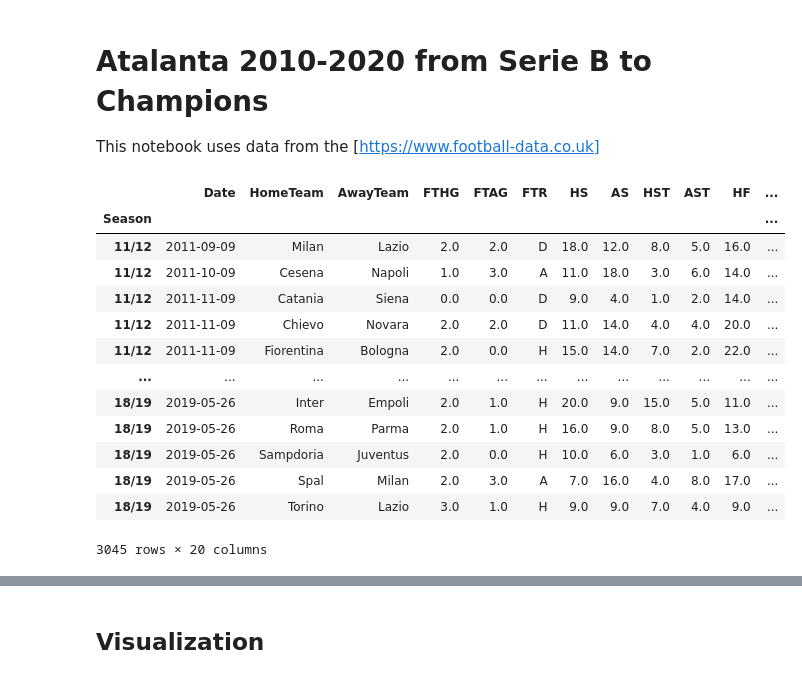
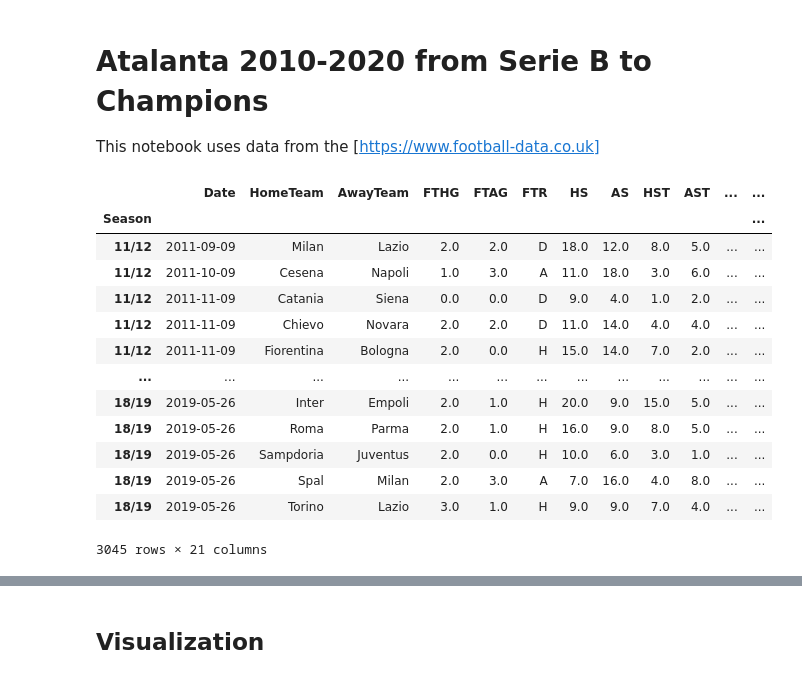
Before and after one commit to code-mds/datascience, a Jupyter notebook: notebook/AnalisiAtalanta.ipynb, the cells around one changed output, grey strips where cells are left out. Saved outputs shown, nothing was run; the diff lists cells and outputs as text; code cells hidden in the pictures.

```diff
--- a/notebook/AnalisiAtalanta.ipynb
+++ b/notebook/AnalisiAtalanta.ipynb
@@ -6,12 +6,15 @@ This notebook uses data from the [https://www.football-data.co.uk]
 import pandas as pd
 import numpy as np
 import datetime
+import collections
 
 import plotly.graph_objects as go
 from plotly.subplots import make_subplots
 
+start_year=11
+end_year=18
 seasons = []
-for year in range(11,19):
+for year in range(start_year, end_year+1):
     seasons.append(str(year)+str(year+1))
 
 def geturl(var):
@@ -41,55 +44,46 @@ home_cols=['FTHG','HS','HST','HF','HC','HY','HR']
 
 # FTAG and AG = Full Time Away Team Goals
 # AS = Away Team Shots
 # AST = Away Team Shots on Target
 # AHW = Away Team Hit Woodwork (NOT AVAILABLE)
 # AC = Away Team Corners
 # AF = Away Team Fouls Committed
 # AFKC = Away Team Free Kicks Conceded (NOT AVAILABLE)
 # AO = Away Team Offsides (NOT AVAILABLE)
 # AY = Away Team Yellow Cards
 # AR = Away Team Red Cards
 away_cols =['FTAG','AS','AST','AF','AC','AY','AR']
 use_cols = base_cols + home_cols + away_cols
 
 #point_map_home =
 #point_map_away = {'H':0, 'D':1, 'A':3}
 
 li = []
 for season in seasons:
     #df = pd.read_csv(geturl(season), index_col='Date', parse_dates=['Date'])
     df = pd.read_csv(geturl(season), parse_dates=['Date'], usecols=use_cols)
     df['Season'] = season[0:2] + '/' + season[2:]
     df['HomePoint'] = df['FTR'].map({'H':3, 'D':1, 'A':0})
     df['AwayPoint'] = df['FTR'].map({'H':0, 'D':1, 'A':3})
+    df['GoalBalance'] = 0
     li.append(df)
-
-home_cols.append('HomePoint')
-away_cols.append('AwayPoint')
 
 df = pd.concat(li, sort=False)
 df.set_index('Season', inplace=True)
-
-team = "Atalanta"
-home_filter = df.loc[:,"HomeTeam"] == team
-away_filter = df.loc[:,"AwayTeam"] == team
-#allcases = df[home|away].iloc[:,1:22]
-homedf = df[home_filter]
-awaydf = df[away_filter]
 df
 # %% [output]
-|  | Date | HomeTeam | AwayTeam | FTHG | FTAG | FTR | HS | AS | HST | AST | HF | ... |
+|  | Date | HomeTeam | AwayTeam | FTHG | FTAG | FTR | HS | AS | HST | AST | ... | ... |
 | Season |  |  |  |  |  |  |  |  |  |  |  | ... |
-| 11/12 | 2011-09-09 | Milan | Lazio | 2.0 | 2.0 | D | 18.0 | 12.0 | 8.0 | 5.0 | 16.0 | ... |
-| 11/12 | 2011-10-09 | Cesena | Napoli | 1.0 | 3.0 | A | 11.0 | 18.0 | 3.0 | 6.0 | 14.0 | ... |
-| 11/12 | 2011-11-09 | Catania | Siena | 0.0 | 0.0 | D | 9.0 | 4.0 | 1.0 | 2.0 | 14.0 | ... |
-| 11/12 | 2011-11-09 | Chievo | Novara | 2.0 | 2.0 | D | 11.0 | 14.0 | 4.0 | 4.0 | 20.0 | ... |
-| 11/12 | 2011-11-09 | Fiorentina | Bologna | 2.0 | 0.0 | H | 15.0 | 14.0 | 7.0 | 2.0 | 22.0 | ... |
+| 11/12 | 2011-09-09 | Milan | Lazio | 2.0 | 2.0 | D | 18.0 | 12.0 | 8.0 | 5.0 | ... | ... |
+| 11/12 | 2011-10-09 | Cesena | Napoli | 1.0 | 3.0 | A | 11.0 | 18.0 | 3.0 | 6.0 | ... | ... |
+| 11/12 | 2011-11-09 | Catania | Siena | 0.0 | 0.0 | D | 9.0 | 4.0 | 1.0 | 2.0 | ... | ... |
+| 11/12 | 2011-11-09 | Chievo | Novara | 2.0 | 2.0 | D | 11.0 | 14.0 | 4.0 | 4.0 | ... | ... |
+| 11/12 | 2011-11-09 | Fiorentina | Bologna | 2.0 | 0.0 | H | 15.0 | 14.0 | 7.0 | 2.0 | ... | ... |
 | ... | ... | ... | ... | ... | ... | ... | ... | ... | ... | ... | ... | ... |
-| 18/19 | 2019-05-26 | Inter | Empoli | 2.0 | 1.0 | H | 20.0 | 9.0 | 15.0 | 5.0 | 11.0 | ... |
-| 18/19 | 2019-05-26 | Roma | Parma | 2.0 | 1.0 | H | 16.0 | 9.0 | 8.0 | 5.0 | 13.0 | ... |
-| 18/19 | 2019-05-26 | Sampdoria | Juventus | 2.0 | 0.0 | H | 10.0 | 6.0 | 3.0 | 1.0 | 6.0 | ... |
-| 18/19 | 2019-05-26 | Spal | Milan | 2.0 | 3.0 | A | 7.0 | 16.0 | 4.0 | 8.0 | 17.0 | ... |
-| 18/19 | 2019-05-26 | Torino | Lazio | 3.0 | 1.0 | H | 9.0 | 9.0 | 7.0 | 4.0 | 9.0 | ... |
+| 18/19 | 2019-05-26 | Inter | Empoli | 2.0 | 1.0 | H | 20.0 | 9.0 | 15.0 | 5.0 | ... | ... |
+| 18/19 | 2019-05-26 | Roma | Parma | 2.0 | 1.0 | H | 16.0 | 9.0 | 8.0 | 5.0 | ... | ... |
+| 18/19 | 2019-05-26 | Sampdoria | Juventus | 2.0 | 0.0 | H | 10.0 | 6.0 | 3.0 | 1.0 | ... | ... |
+| 18/19 | 2019-05-26 | Spal | Milan | 2.0 | 3.0 | A | 7.0 | 16.0 | 4.0 | 8.0 | ... | ... |
+| 18/19 | 2019-05-26 | Torino | Lazio | 3.0 | 1.0 | H | 9.0 | 9.0 | 7.0 | 4.0 | ... | ... |
-3045 rows × 20 columns
+3045 rows × 21 columns
 # %%
```
Also changed, not shown: parts of 10 cells of this notebook.
